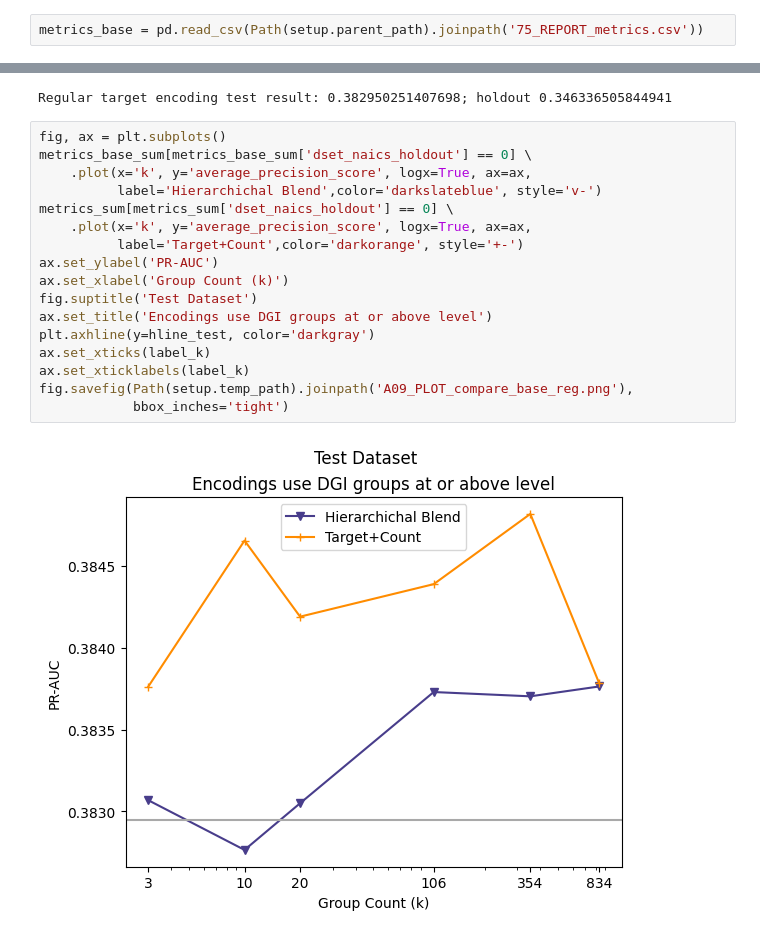
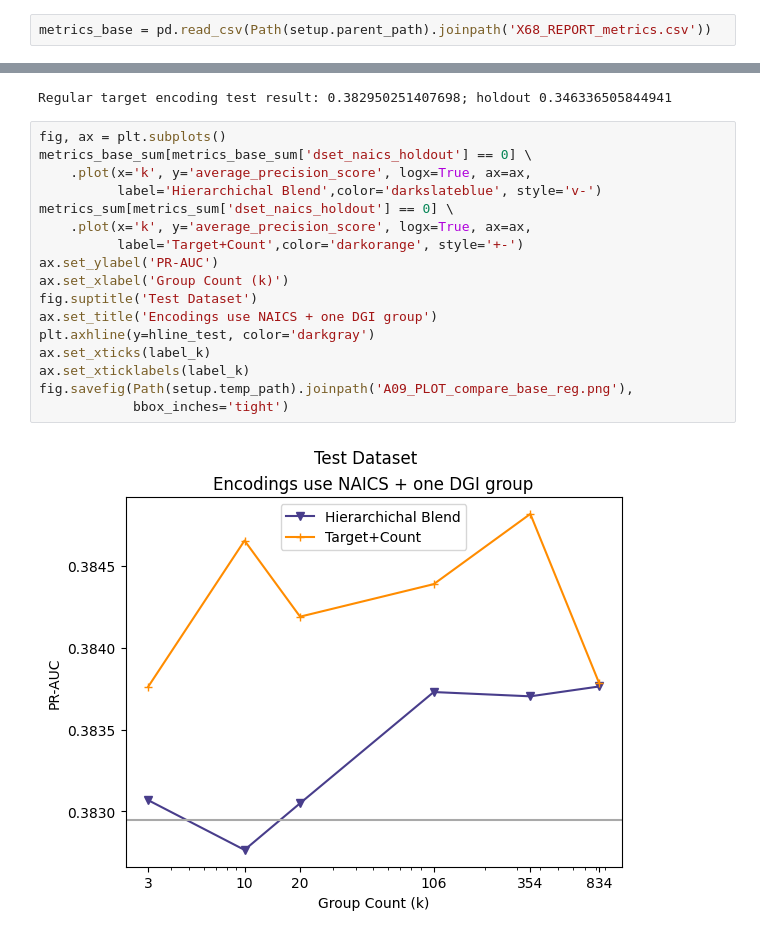
Before and after one commit to vla6/Blog_gnn_naics, a Jupyter notebook: A_target_count_encoding/A09_xgb_tc_loop_dgi_pairs.ipynb, the cells around one changed output, grey strips where cells are left out. Saved outputs shown, nothing was run; the diff lists cells and outputs as text.

```diff
--- a/A_target_count_encoding/A09_xgb_tc_loop_dgi_pairs.ipynb
+++ b/A_target_count_encoding/A09_xgb_tc_loop_dgi_pairs.ipynb
@@ -84,7 +84,7 @@ sba_loans = sba_loans.drop(columns = cluster_cols, errors='ignore') \
 # %% [markdown]
 ##### Comparison metrics
 # %%
-metrics_base = pd.read_csv(Path(setup.parent_path).joinpath('75_REPORT_metrics.csv'))
+metrics_base = pd.read_csv(Path(setup.parent_path).joinpath('X68_REPORT_metrics.csv'))
 # %%
 # Regular, non-hierarchical target encoding, for a horizontal reference line
 metrics_tenc = pd.read_csv(Path(setup.parent_path).joinpath('14_REPORT_metrics.csv'))
@@ -225,22 +225,22 @@ Regular target encoding test result: 0.382950251407698; holdout 0.34633650584494
 # %%
 fig, ax = plt.subplots()
 metrics_base_sum[metrics_base_sum['dset_naics_holdout'] == 0] \
     .plot(x='k', y='average_precision_score', logx=True, ax=ax,
           label='Hierarchichal Blend',color='darkslateblue', style='v-')
 metrics_sum[metrics_sum['dset_naics_holdout'] == 0] \
     .plot(x='k', y='average_precision_score', logx=True, ax=ax,
           label='Target+Count',color='darkorange', style='+-')
 ax.set_ylabel('PR-AUC')
 ax.set_xlabel('Group Count (k)')
 fig.suptitle('Test Dataset')
-ax.set_title('Encodings use DGI groups at or above level')
+ax.set_title('Encodings use NAICS + one DGI group')
 plt.axhline(y=hline_test, color='darkgray')
 ax.set_xticks(label_k)
 ax.set_xticklabels(label_k)
 fig.savefig(Path(setup.temp_path).joinpath('A09_PLOT_compare_base_reg.png'),
             bbox_inches='tight')
 # %% [output]
-[figure, old version]
+[figure, new version]
 # %%
 fig, ax = plt.subplots()
 metrics_base_sum[metrics_base_sum['dset_naics_holdout'] == 1] \
```
Also changed, not shown: parts of 1 cell of this notebook, 40 other files.
